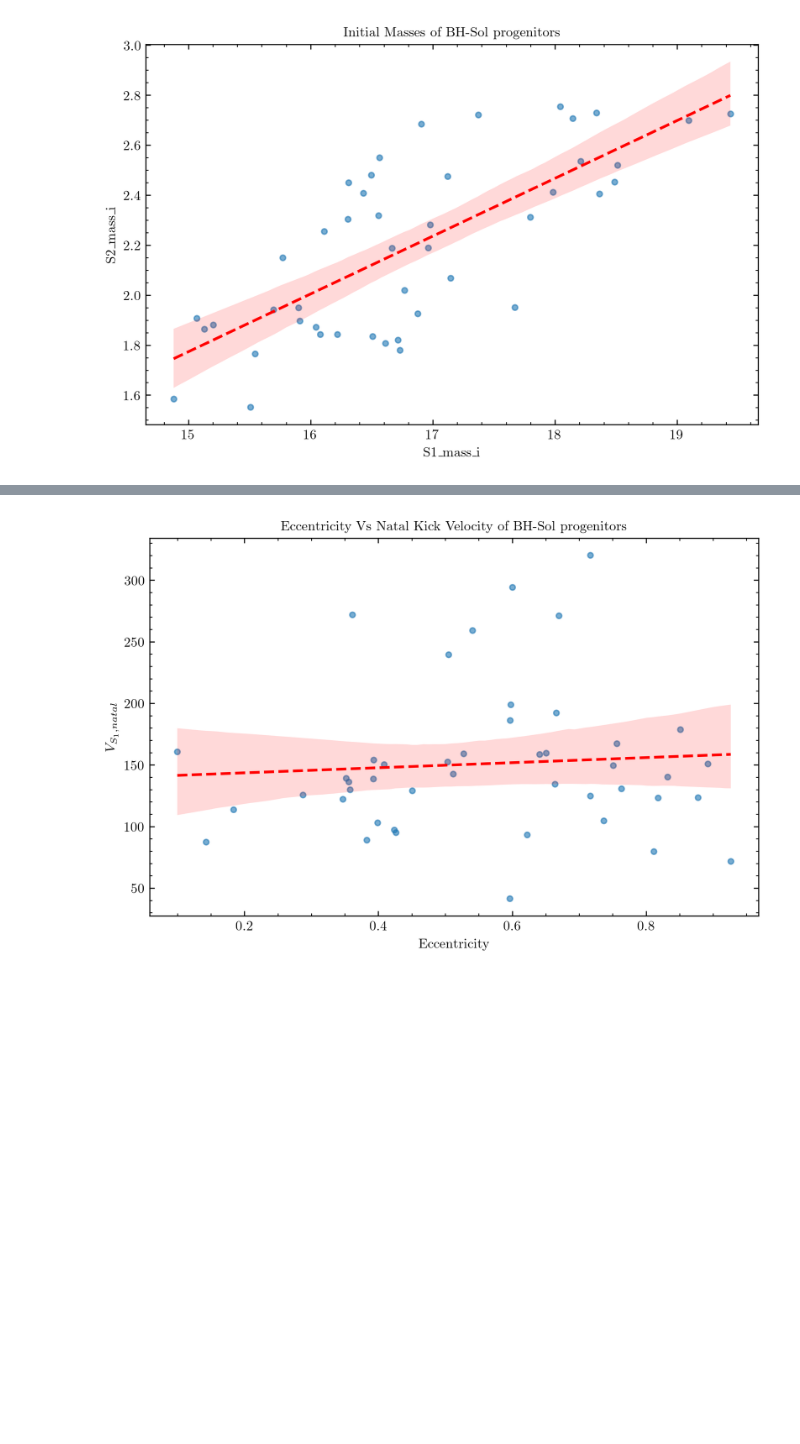
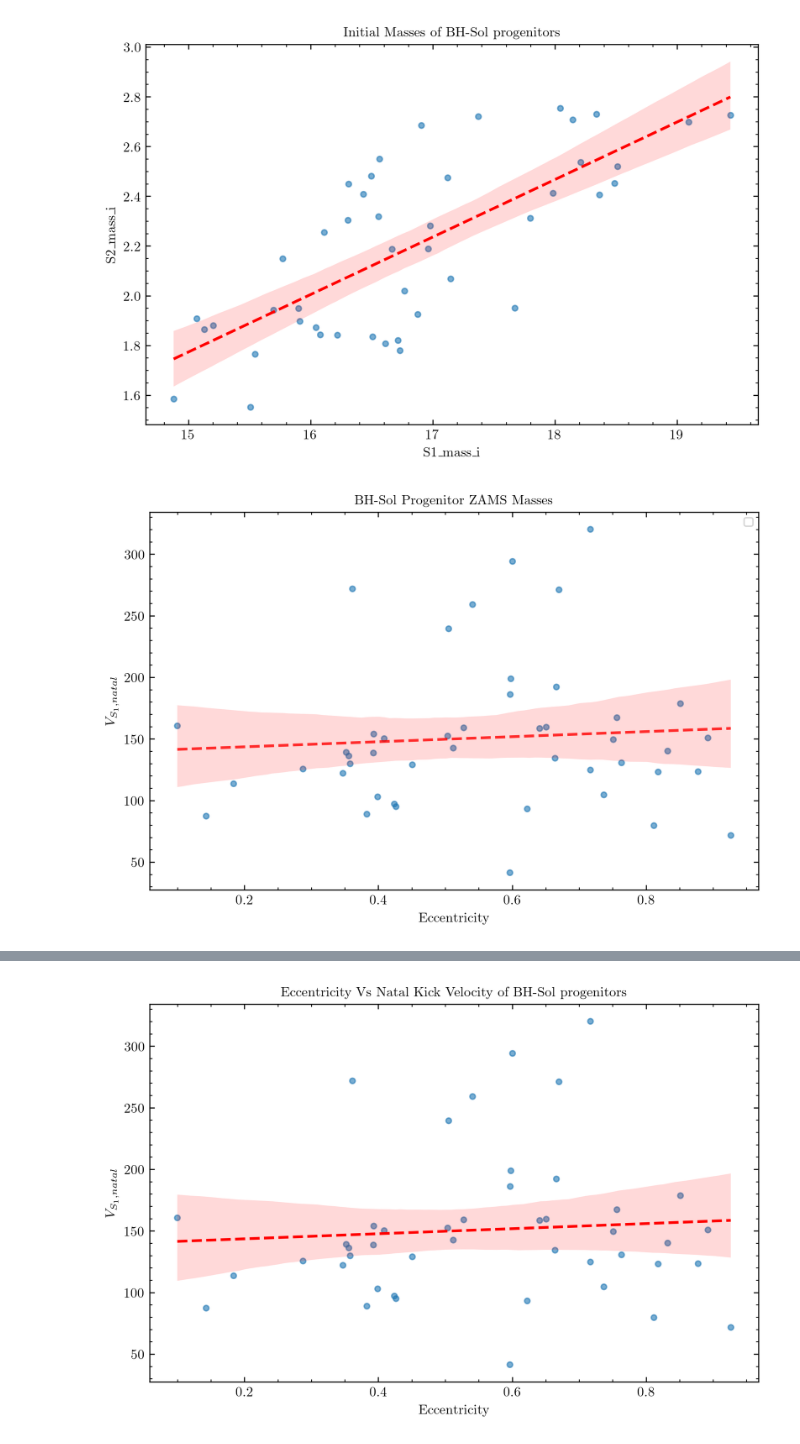
Before and after one commit to PiersonLip/solarBHs, a Jupyter notebook: Notebooks/BHSolGraphin.ipynb, the cells around one changed output, grey strips where cells are left out. Saved outputs shown, nothing was run; the diff lists cells and outputs as text; code cells hidden in the pictures; blank space fills up the shorter version.

```diff
--- a/Notebooks/BHSolGraphin.ipynb
+++ b/Notebooks/BHSolGraphin.ipynb
@@ -454,20 +454,22 @@ xVsY(df = pOneline, xvar= 'S1_mass_i', yvar='S2_mass_i', title='Initial Masses o
 # %% [output]
 [figure]
 # %%
-# fig, ax = plt.subplots(figsize=(8, 5))
+fig, ax = plt.subplots(figsize=(8, 5))
 
-# ci = 95
+ci = 95
 
-# x1,y1 = bhSolRows['eccentricity'],pOneline['S1_natal_kick_velocity']
-# sns.regplot(x=x1, y=y1, ci=ci, ax=ax,
-#             line_kws={"color": "red", "linestyle": "--", "linewidth": 2, "alpha": .8},
-#             scatter_kws={"alpha": 0.6})
+x1,y1 = bhSolRows['eccentricity'],pOneline['S1_natal_kick_velocity']
+sns.regplot(x=x1, y=y1, ci=ci, ax=ax,
+            line_kws={"color": "red", "linestyle": "--", "linewidth": 2, "alpha": .8},
+            scatter_kws={"alpha": 0.6})
 
-# plt.legend(frameon=True)
-# plt.title('BH-Sol Progenitor ZAMS Masses')
-# plt.ylabel(r'$ V_{S_1, natal}$')
-# plt.xlabel('Eccentricity')
+plt.legend(frameon=True)
+plt.title('BH-Sol Progenitor ZAMS Masses')
+plt.ylabel(r'$ V_{S_1, natal}$')
+plt.xlabel('Eccentricity')
 
-# plt.savefig(graphSave / 'EccVNatalKickV.pgf', bbox_inches='tight')
+plt.savefig(graphSave / 'EccVNatalKickV.pgf', bbox_inches='tight')
 
-# plt.show()
+plt.show()
+# %% [output]
+[figure, added]
```
Also changed, not shown: parts of 2 cells of this notebook, 12 other files.
